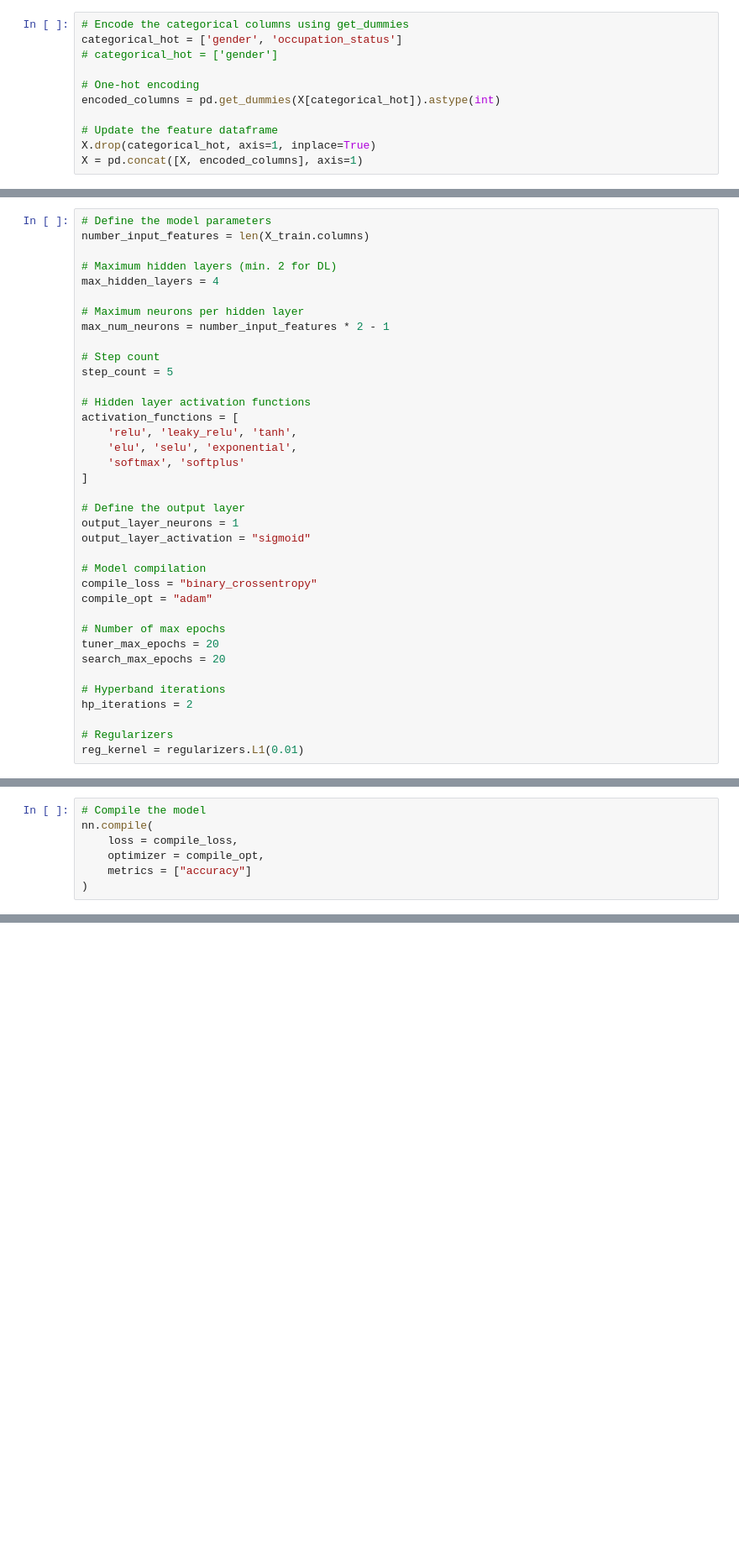
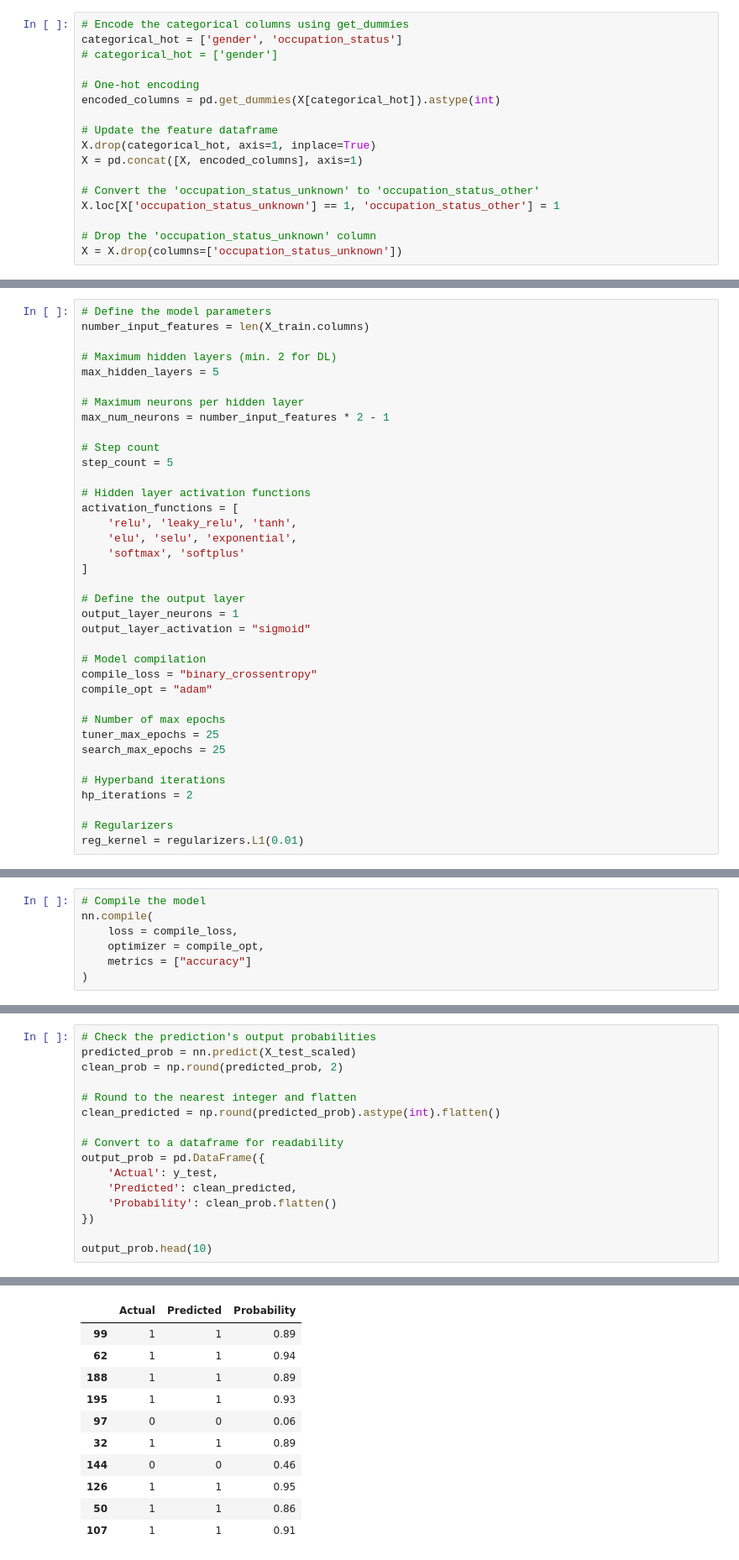
Before and after one commit to alyssahondrade/ml-perspectives-on-voice-disorder-diagnosis, a Jupyter notebook: notebooks/06a_ml_test.ipynb, the cells around one changed output, grey strips where cells are left out. Shown: that part at 84% size. Cells and saved outputs as stored; diff of their text form; blank space fills up the shorter version.

```diff
--- a/notebooks/06a_ml_test.ipynb
+++ b/notebooks/06a_ml_test.ipynb
@@ -219,6 +222,12 @@ encoded_columns = pd.get_dummies(X[categorical_hot]).astype(int)
 # Update the feature dataframe
 X.drop(categorical_hot, axis=1, inplace=True)
 X = pd.concat([X, encoded_columns], axis=1)
+
+# Convert the 'occupation_status_unknown' to 'occupation_status_other'
+X.loc[X['occupation_status_unknown'] == 1, 'occupation_status_other'] = 1
+
+# Drop the 'occupation_status_unknown' column
+X = X.drop(columns=['occupation_status_unknown'])
 # %%
 # Display the dataframe
 X.info()
@@ -275,7 +284,7 @@ dump(X_scaler, '../voice_app/assets/scaler.joblib')
 number_input_features = len(X_train.columns)
 
 # Maximum hidden layers (min. 2 for DL)
-max_hidden_layers = 4
+max_hidden_layers = 5
 
 # Maximum neurons per hidden layer
 max_num_neurons = number_input_features * 2 - 1
@@ -299,8 +308,8 @@ compile_loss = "binary_crossentropy"
 compile_opt = "adam"
 
 # Number of max epochs
-tuner_max_epochs = 20
-search_max_epochs = 20
+tuner_max_epochs = 25
+search_max_epochs = 25
 
 # Hyperband iterations
 hp_iterations = 2
@@ -542,0 +513,17 @@ current_time.second
+# %%
+# Check the prediction's output probabilities
+predicted_prob = nn.predict(X_test_scaled)
+clean_prob = np.round(predicted_prob, 2)
+
+# Round to the nearest integer and flatten
+clean_predicted = np.round(predicted_prob).astype(int).flatten()
+
+# Convert to a dataframe for readability
+output_prob = pd.DataFrame({
+    'Actual': y_test,
+    'Predicted': clean_predicted,
+    'Probability': clean_prob.flatten()
+})
+
+output_prob.head(10)
+# %% [output]
@@ -542,0 +531,11 @@ current_time.second
+|  | Actual | Predicted | Probability |
+| 99 | 1 | 1 | 0.89 |
+| 62 | 1 | 1 | 0.94 |
+| 188 | 1 | 1 | 0.89 |
+| 195 | 1 | 1 | 0.93 |
+| 97 | 0 | 0 | 0.06 |
+| 32 | 1 | 1 | 0.89 |
+| 144 | 0 | 0 | 0.46 |
+| 126 | 1 | 1 | 0.95 |
+| 50 | 1 | 1 | 0.86 |
+| 107 | 1 | 1 | 0.91 |
```
Also changed, not shown: parts of 22 cells of this notebook, 12 other files.
